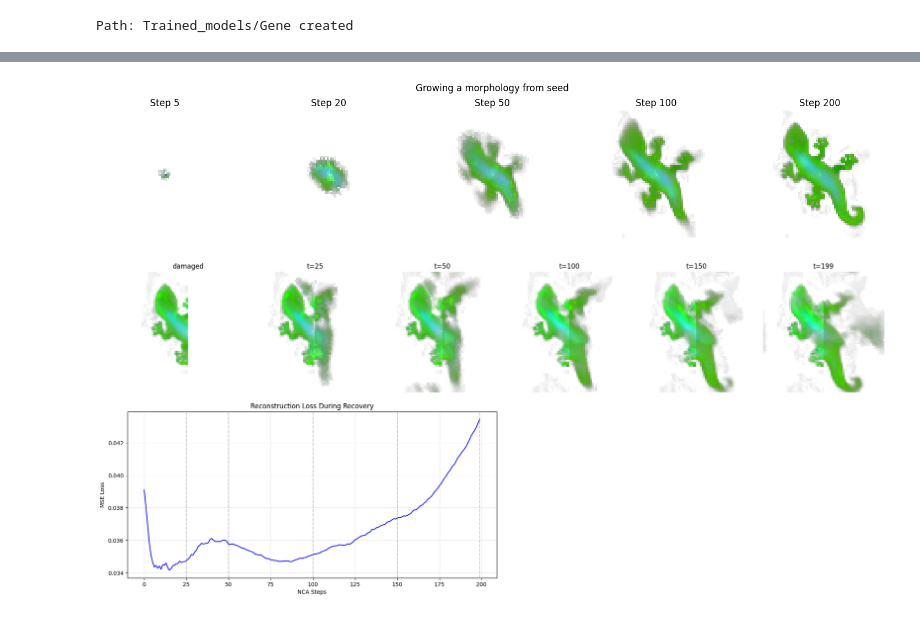
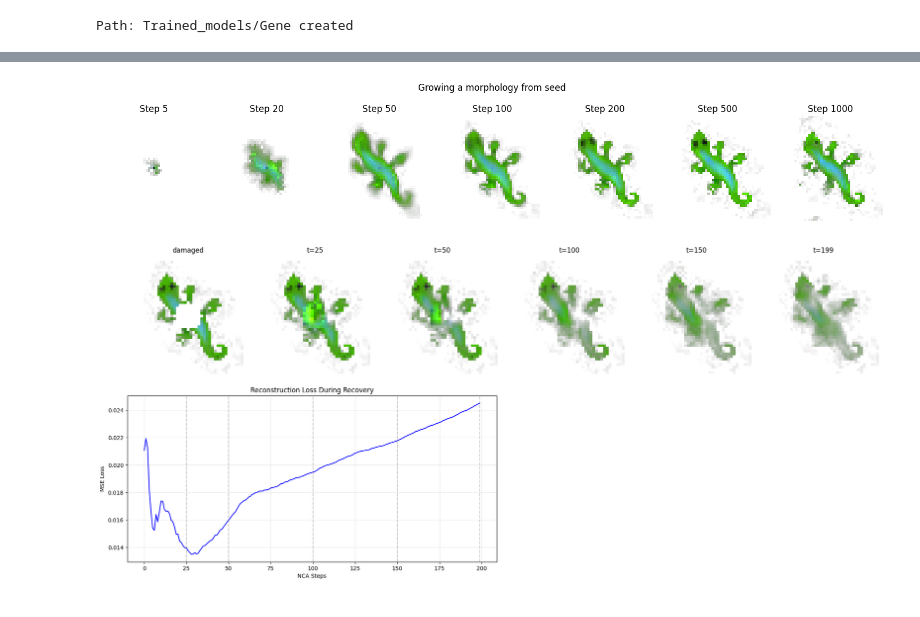
Before and after one commit to lshofsl/Advanced-topics-in-PoD-project-, a Jupyter notebook: EBM_NCA.ipynb, the cells around one changed output, grey strips where cells are left out. Drawn from its saved outputs; the diff is of its cells as text; code cells hidden in the pictures.

```diff
--- a/EBM_NCA.ipynb
+++ b/EBM_NCA.ipynb
@@ -163,8 +163,11 @@ lambda_mono = 0.05
 lambda_drift = 0.05
 K = 5
 
+
 eta_log = []
-energies = []
+energy_loss = []
+loss_mono_log = []
+loss_drift_log = []
 
 for i in range(TRAINING_ITERS + 1):
     with torch.no_grad():
@@ -173,7 +176,7 @@ for i in range(TRAINING_ITERS + 1):
 
     T = random.randrange(32, 92)
 
-
+    energies = []
     for t in range(T):
         E_t = nca.energy(x)
         energies.append(E_t)
@@ -198,6 +201,9 @@ for i in range(TRAINING_ITERS + 1):
     optim.zero_grad()
 
     eta_log.append(nca.eta.detach().item())
+    loss_mono_log.append(loss_mono.item())
+    loss_drift_log.append(loss_drift.item())
+    energy_loss.append(loss.item())
     loss_log.append(loss.log().item())
 
     with torch.no_grad():
@@ -269,17 +283,0 @@ plt.show()
-# %%
-n_hidden = hidden_layers[0].shape[1]
-n_snapshots = len(hidden_layers)
-cmap = plt.cm.viridis
-
-fig, axes = plt.subplots(n_hidden, 1, figsize=(10, 4*n_hidden), sharex=False)
-for h_idx in range(n_hidden):
-    ax = axes[h_idx]
-    for snap_idx, (h_live, it) in enumerate(zip(hidden_layers, hidden_layers_iters)):
-        color = cmap(snap_idx / max(n_snapshots - 1, 1))
-        ax.hist(h_live[100:, h_idx], bins=40, density=True, histtype='step',
-                 color=color, alpha=0.8)
-    ax.set_title(f"Hidden unit {h_idx}")
-
-sm = plt.cm.ScalarMappable(cmap=cmap, norm=plt.Normalize(vmin=hidden_layers_iters[0], vmax=hidden_layers_iters[-1]))
-fig.colorbar(sm, ax=axes, label="Training iteration", fraction=0.02)
-plt.show()
@@ -327,30 +284,30 @@ plt.show()
 # %%
 ## Growing the morphology
-def visualize_growth(nca, seed, steps_to_show=[5, 20, 50, 100, 200]):
+def visualize_growth(nca, seed, steps_to_show=[5, 20, 50, 100, 200, 500, 1000]):
     x = torch.from_numpy(seed[None, ...]).to(DEVICE) if isinstance(seed, np.ndarray) else seed.to(DEVICE)
     fig, axes = plt.subplots(1, len(steps_to_show), figsize=(15, 3))
     fig.suptitle("Growing a morphology from seed")
 
     current_step = 0
     with torch.no_grad():
         for i, target_step in enumerate(steps_to_show):
             steps_needed = target_step - current_step
             for _ in range(steps_needed):
                 x = nca(x)
             current_step = target_step
 
             img = x[0, :4].permute(1, 2, 0).cpu().numpy()
             img = np.clip(img, 0, 1)
             axes[i].imshow(img)
             axes[i].set_title(f"Step {target_step}")
             axes[i].axis("off")
 
     plt.tight_layout()
     plt.show()
 
 visualize_growth(nca, seed)
 # %% [output]
-[figure, old version]
+[figure, new version]
 # %%
 ## Damage experiments
 
@@ -448,9 +405,9 @@ def visualize_regeneration(nca, seed, base, damage,
     plt.tight_layout()
     plt.show()
 # %%
-visualize_regeneration(nca, seed, base, "right_half")
+visualize_regeneration(nca, seed, base, "center_circle")
 # %% [output]
-[figure, old version]
+[figure, new version]
 # %%
 del nca
 del optim
```
Also changed, not shown: parts of 11 cells of this notebook.
